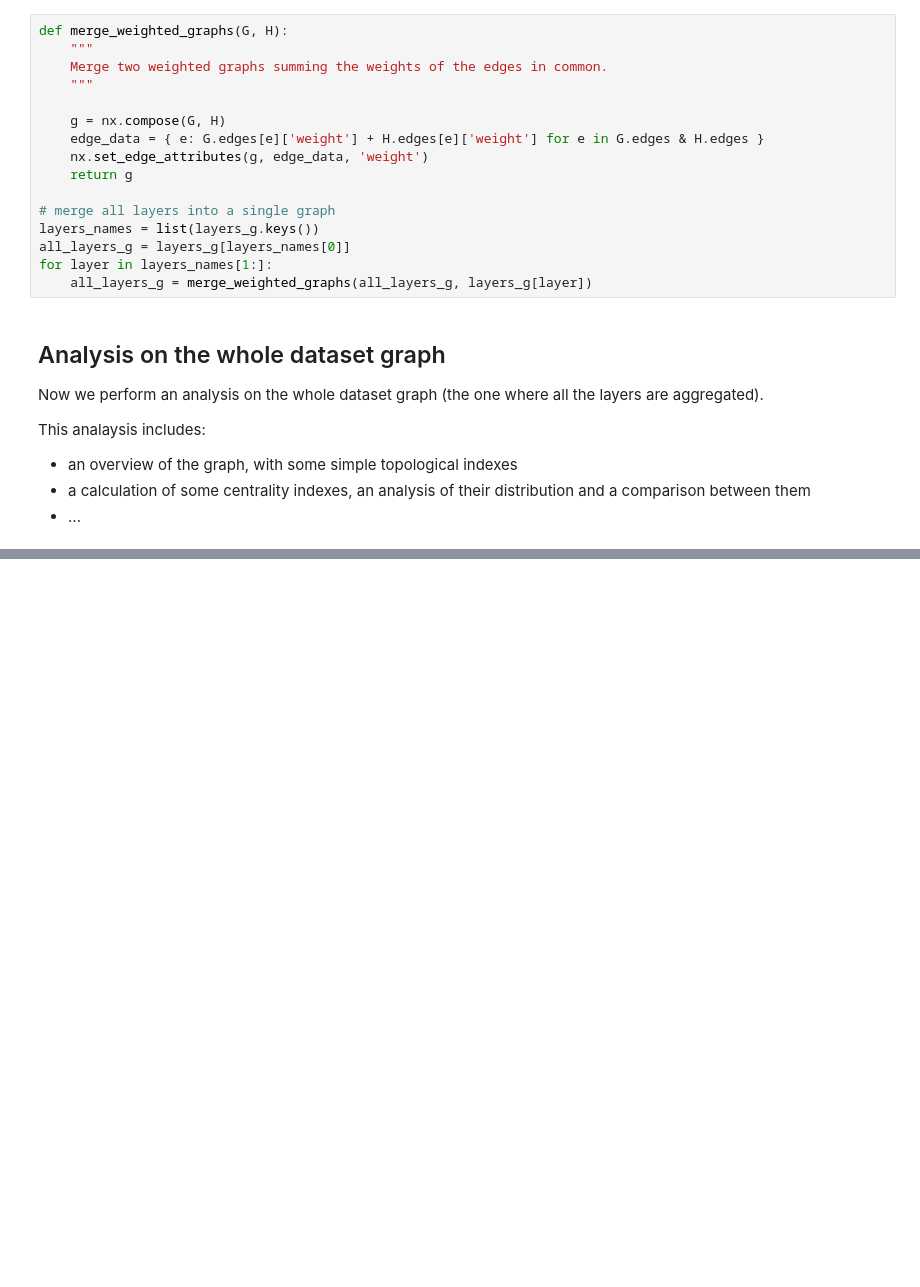
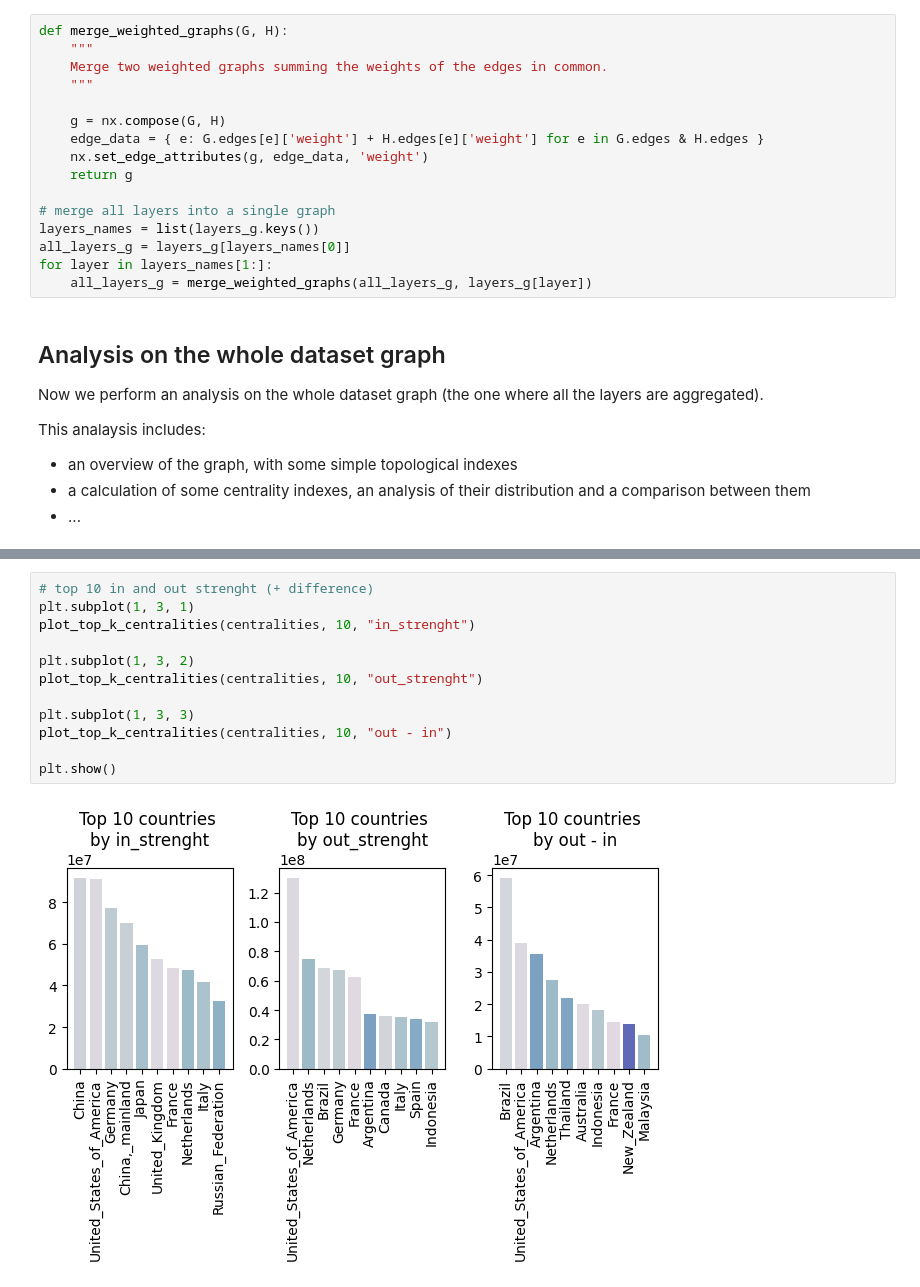
Before and after one commit to emanuelena49/fao-trade-network-analysis, a Jupyter notebook: fao_trade.ipynb, the cells around one changed output, grey strips where cells are left out. Drawn from its saved outputs; the diff is of its cells as text; blank space fills up the shorter version.

```diff
--- a/fao_trade.ipynb
+++ b/fao_trade.ipynb
@@ -257,0 +384,14 @@ ModuleNotFoundError: No module named 'matplotlib'
+# %%
+# top 10 in and out strenght (+ difference)
+plt.subplot(1, 3, 1)
+plot_top_k_centralities(centralities, 10, "in_strenght")
+
+plt.subplot(1, 3, 2)
+plot_top_k_centralities(centralities, 10, "out_strenght")
+
+plt.subplot(1, 3, 3)
+plot_top_k_centralities(centralities, 10, "out - in")
+
+plt.show()
+# %% [output]
+[figure, added]
```
Also changed, not shown: parts of 23 cells of this notebook, 1 other file.
